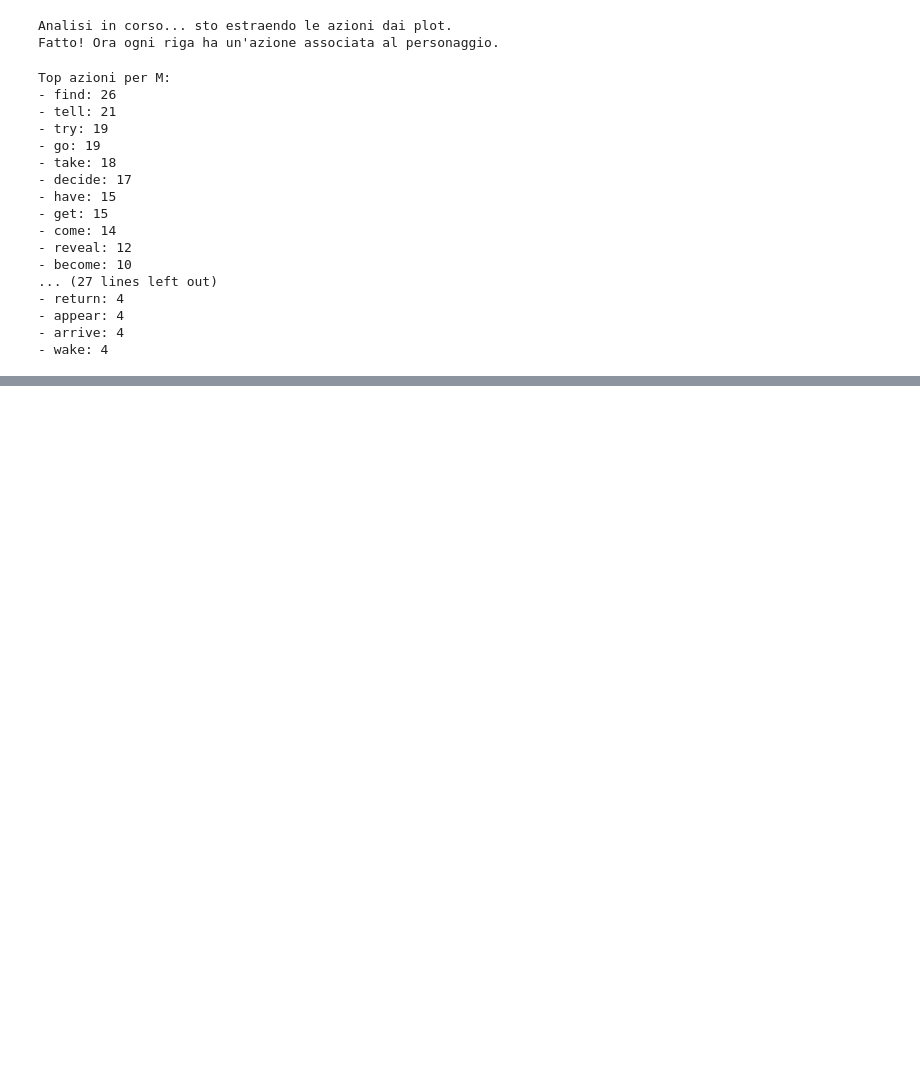
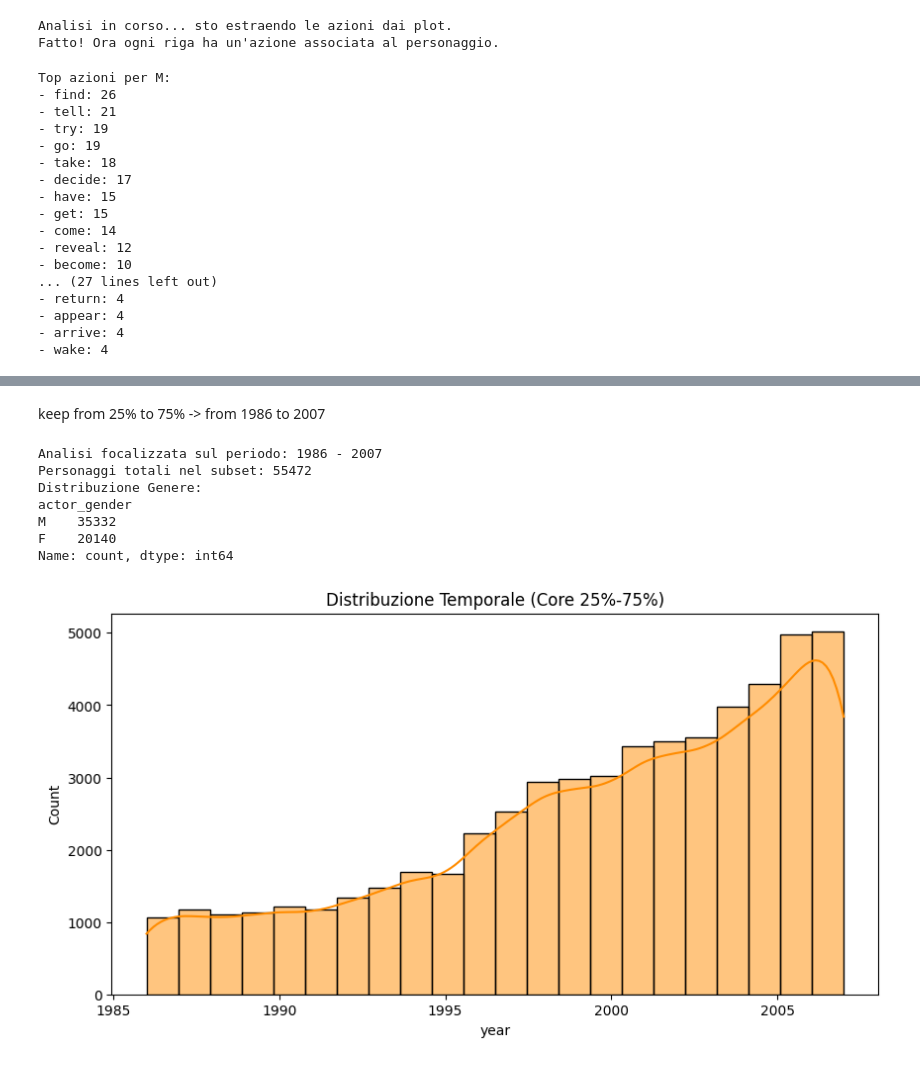
Before and after one commit to martinaperodi/movie-gender-bias-network, a Jupyter notebook: dataexploration.ipynb, the cells around one changed output, grey strips where cells are left out. Drawn from its saved outputs; the diff is of its cells as text; code cells hidden in the pictures; blank space fills up the shorter version.

```diff
--- a/dataexploration.ipynb
+++ b/dataexploration.ipynb
@@ -453,0 +488,28 @@ Top azioni per M:
+# %% [markdown]
+keep from 25% to 75% -> from 1986 to 2007
+# %%
+# 1. Filtriamo il dataset per il range 1986-2007
+df_final = df[(df['year'] >= 1986) & (df['year'] <= 2007)].copy()
+
+# 2. Reset dell'indice per evitare buchi nella numerazione
+df_final = df_final.reset_index(drop=True)
+
+# 3. Verifica dei volumi
+print(f"Analisi focalizzata sul periodo: {int(df_final['year'].min())} - {int(df_final['year'].max())}")
+print(f"Personaggi totali nel subset: {len(df_final)}")
+print(f"Distribuzione Genere:\n{df_final['actor_gender'].value_counts()}")
+
+# 4. Un rapido sguardo alla nuova distribuzione
+plt.figure(figsize=(10, 5))
+sns.histplot(df_final['year'], bins=22, kde=True, color='darkorange')
+plt.title('Distribuzione Temporale (Core 25%-75%)')
+plt.show()
+# %% [output]
+Analisi focalizzata sul periodo: 1986 - 2007
+Personaggi totali nel subset: 55472
+Distribuzione Genere:
+actor_gender
+M    35332
+F    20140
+Name: count, dtype: int64
+[figure, added]
```
Also changed, not shown: parts of 5 cells of this notebook, 2 other files.
